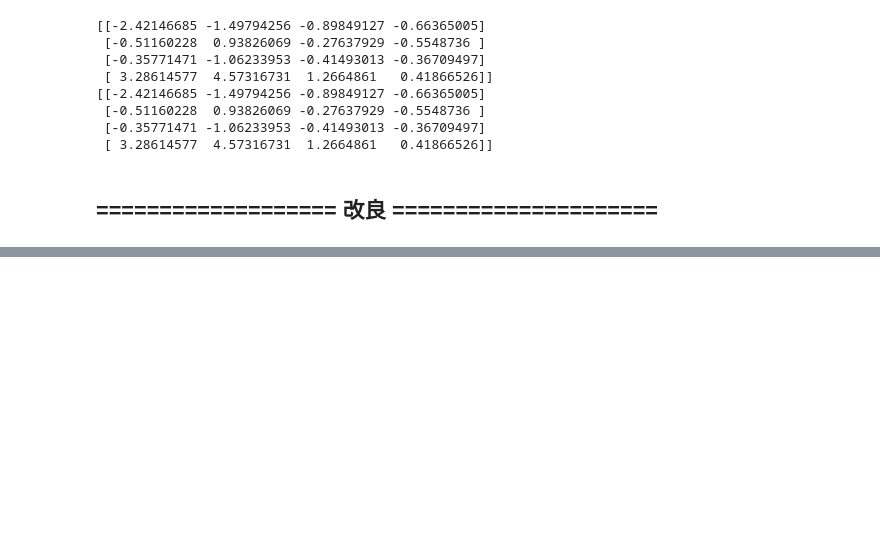
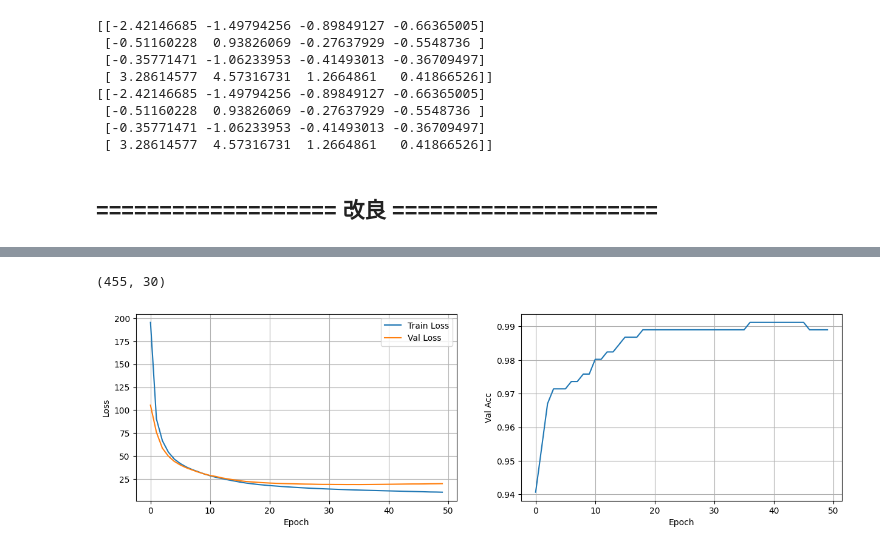
Before and after one commit to eddy0117/nn_hw, a Jupyter notebook: hw2.ipynb, the cells around one changed output, grey strips where cells are left out. Cells and saved outputs as stored; diff of their text form; code cells hidden in the pictures; blank space fills up the shorter version.

```diff
--- a/hw2.ipynb
+++ b/hw2.ipynb
@@ -851,0 +545,80 @@ a[::-1]
+# %%
+import numpy as np
+
+# 固定隨機種子，確保同參數下每次結果都相同
+np.random.seed(1)
+
+with open('breast_cancer.csv') as f:
+    # 跳過 first row (標籤名稱)
+    data = f.readlines()[1:]
+
+# 濾除第一個 column (Id)
+data = [line.strip().split(',')[1:] for line in data]
+
+data = np.array(data)
+labels = []
+
+# 第二個 column 為 label
+classes = np.unique(data[:, 0])
+
+# 將 label 做 one-hot encoding
+for d in data:
+    for cls in classes:
+        if d[0] == cls:
+            one_hot = np.zeros(len(classes))
+            one_hot[classes.tolist().index(cls)] = 1
+            labels.append(one_hot)
+
+# 將 input features 與 labels 從原始資料中分離
+inputs = data[:, 1:].astype(np.float32)
+labels = np.array(labels)
+
+# 對 input features 做標準化 (沒有做loss會直接 nan)
+inputs = (inputs - np.mean(inputs, axis=0)) / np.std(inputs, axis=0)
+
+# 打亂數據
+idx = np.random.permutation(len(inputs))
+
+X_data = inputs[idx]
+Y_data = labels[idx]
+
+# 設定 train set 和 val set 的比例 (80% train, 20% val)
+train_size = int(len(X_data) * 0.8)
+val_size = len(X_data) - train_size
+
+X_train, Y_train = X_data[:train_size], Y_data[:train_size]
+X_val, Y_val = X_data[val_size:], Y_data[val_size:]
+
+print(X_train.shape)
+
+# batch size 要設為 train_size 的因數才能整除
+batch_size = 5
+lr = 0.05
+
+# input features 有 30 個，總共兩個 classes
+init_params = {
+    'w': [
+        np.random.randn(30, 10) * np.sqrt(2/4),
+        np.random.randn(10, 5) * np.sqrt(2/10),
+        # np.random.randn(5, 5) * np.sqrt(2/10),
+        np.random.randn(5, 2) * np.sqrt(2/5)
+        ],
+    'b': [
+        np.zeros((1, 10)),
+        np.zeros((1, 5)),
+        # np.zeros((1, 5)),
+        np.zeros((1, 2))
+        ],
+    'act_func': [
+        ReLU,
+        ReLU,
+        # ReLU,
+        Softmax
+                 ]
+    }
+
+params = train(init_params, X_train, Y_train, X_val, Y_val, lr, 50, batch_size)
+# params
+# %% [output]
+(455, 30)
+[figure, added]
```
Also changed, not shown: parts of 15 cells of this notebook, 2 other files.
